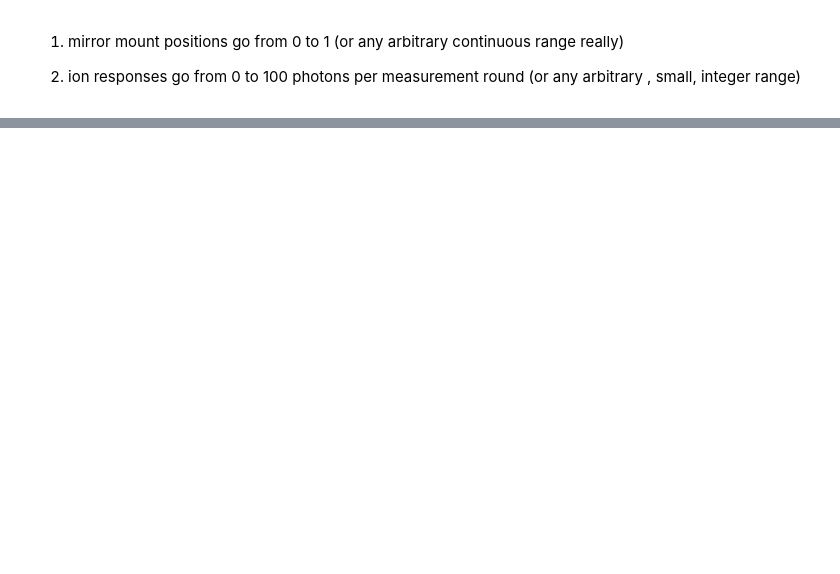
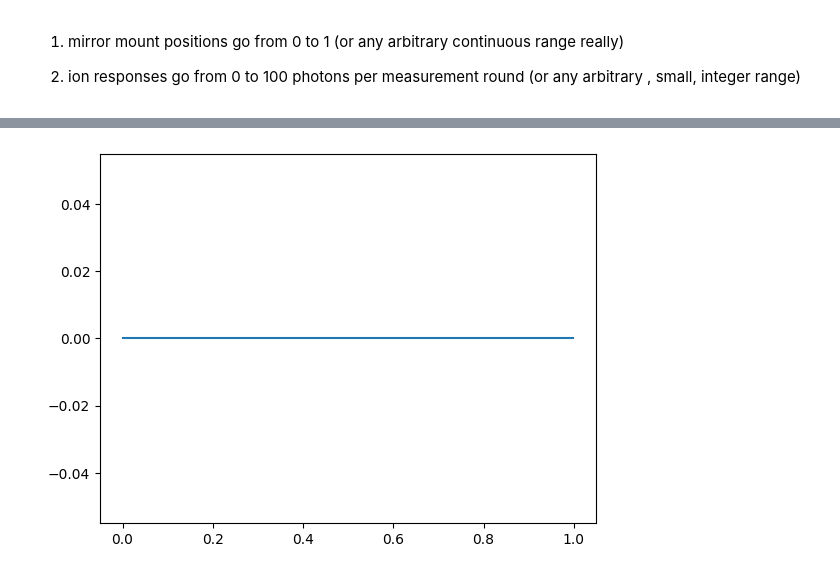
Before and after one commit to IanSmith232/sample_code_programming_question, a Jupyter notebook: notebooks/calibraiton.ipynb, the cells around one changed output, grey strips where cells are left out. Saved outputs shown, nothing was run; the diff lists cells and outputs as text; code cells hidden in the pictures; blank space fills up the shorter version.

```diff
--- a/notebooks/calibraiton.ipynb
+++ b/notebooks/calibraiton.ipynb
@@ -150,0 +259,18 @@ fig
+# %%
+peak_locations = numpy.arange(0, 1, .001)
+error: List[float] = []
+for cur_peak_location in peak_locations:
+    variance=.0001
+    cur_ion_sys = GaussianIonSystem(peak_location=peak_location, variance=variance)
+
+    error.append(evaluate_locator(
+        cur_ion_sys=cur_ion_sys,
+        pick_best_position=gaussian_pick_best_position,
+        expected_position=peak_location,
+        ))
+
+fig, axes = plt.subplots(1,1)
+axes.plot(peak_locations, error)
+fig.show()
+# %% [output]
+[figure, added]
```
Also changed, not shown: parts of 4 cells of this notebook.
